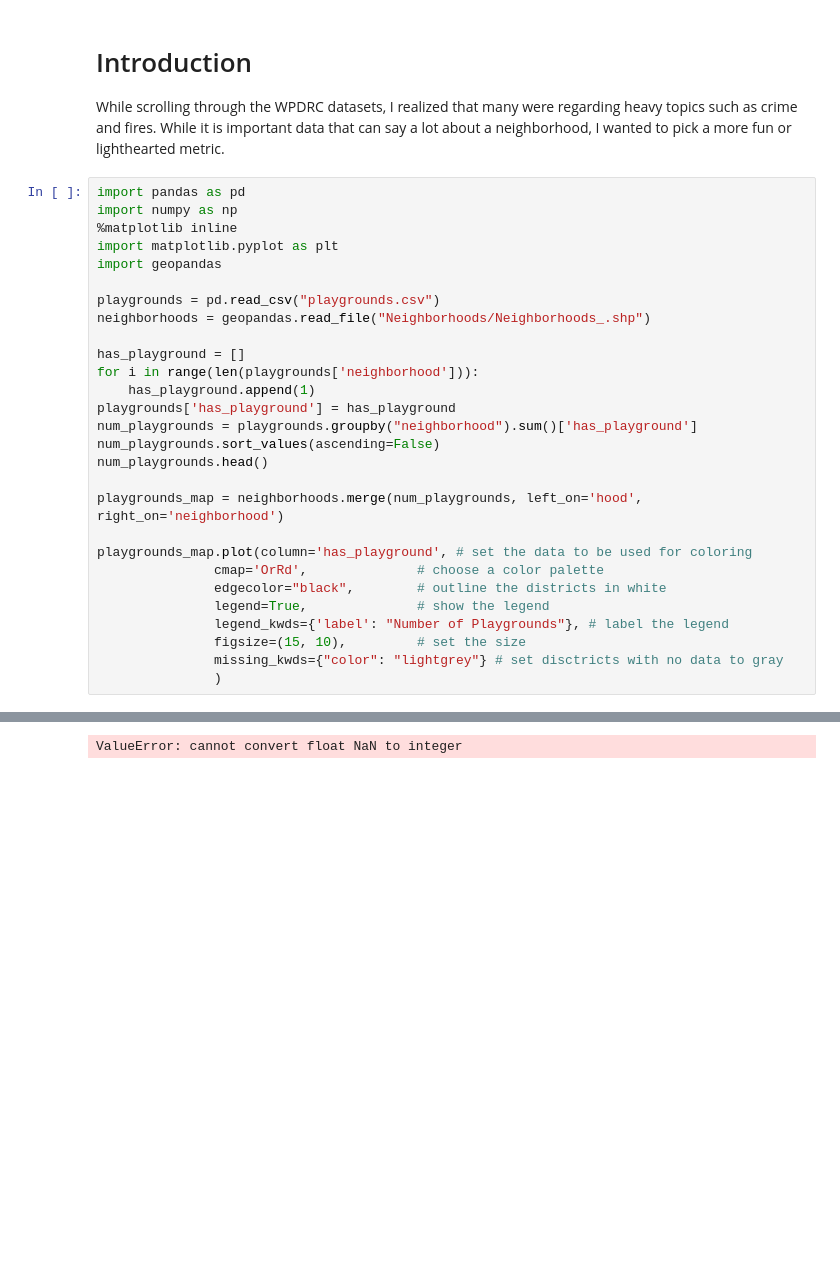
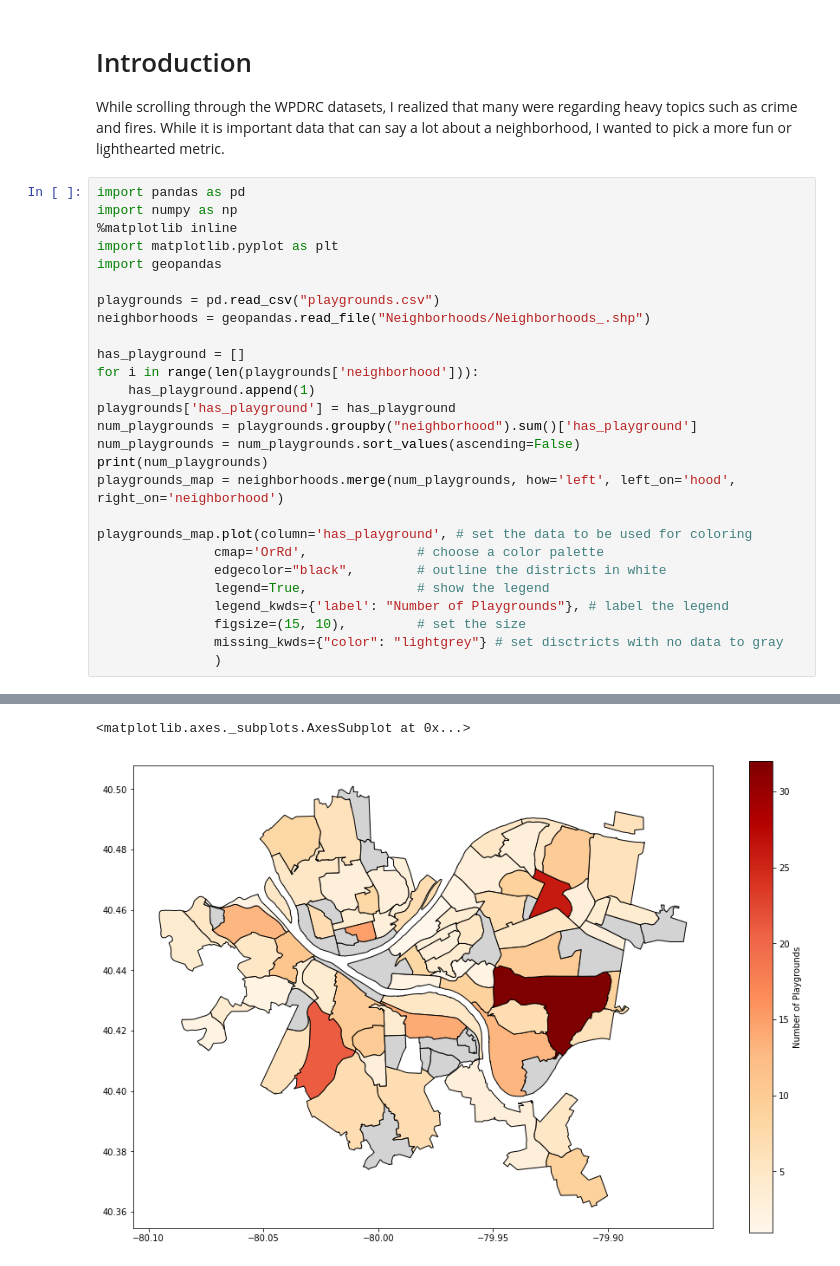
Before and after one commit to willshuttleworth/bigideas-finalproject, a Jupyter notebook: will/will.ipynb, the cells around one changed output, grey strips where cells are left out. Cells and saved outputs as stored; diff of their text form; blank space fills up the shorter version.

```diff
--- a/will/will.ipynb
+++ b/will/will.ipynb
@@ -16,10 +16,9 @@ for i in range(len(playgrounds['neighborhood'])):
     has_playground.append(1)
 playgrounds['has_playground'] = has_playground
 num_playgrounds = playgrounds.groupby("neighborhood").sum()['has_playground']
-num_playgrounds.sort_values(ascending=False)
-num_playgrounds.head()
-
-playgrounds_map = neighborhoods.merge(num_playgrounds, left_on='hood', right_on='neighborhood')
+num_playgrounds = num_playgrounds.sort_values(ascending=False)
+print(num_playgrounds)
+playgrounds_map = neighborhoods.merge(num_playgrounds, how='left', left_on='hood', right_on='neighborhood')
 
 playgrounds_map.plot(column='has_playground', # set the data to be used for coloring
                cmap='OrRd',              # choose a color palette
@@ -34 +45,2 @@ ValueError: cannot convert float NaN to integer
-ValueError: cannot convert float NaN to integer
+<matplotlib.axes._subplots.AxesSubplot at 0x...>
+[figure, added]
```
Also changed, not shown: parts of 1 cell of this notebook.
